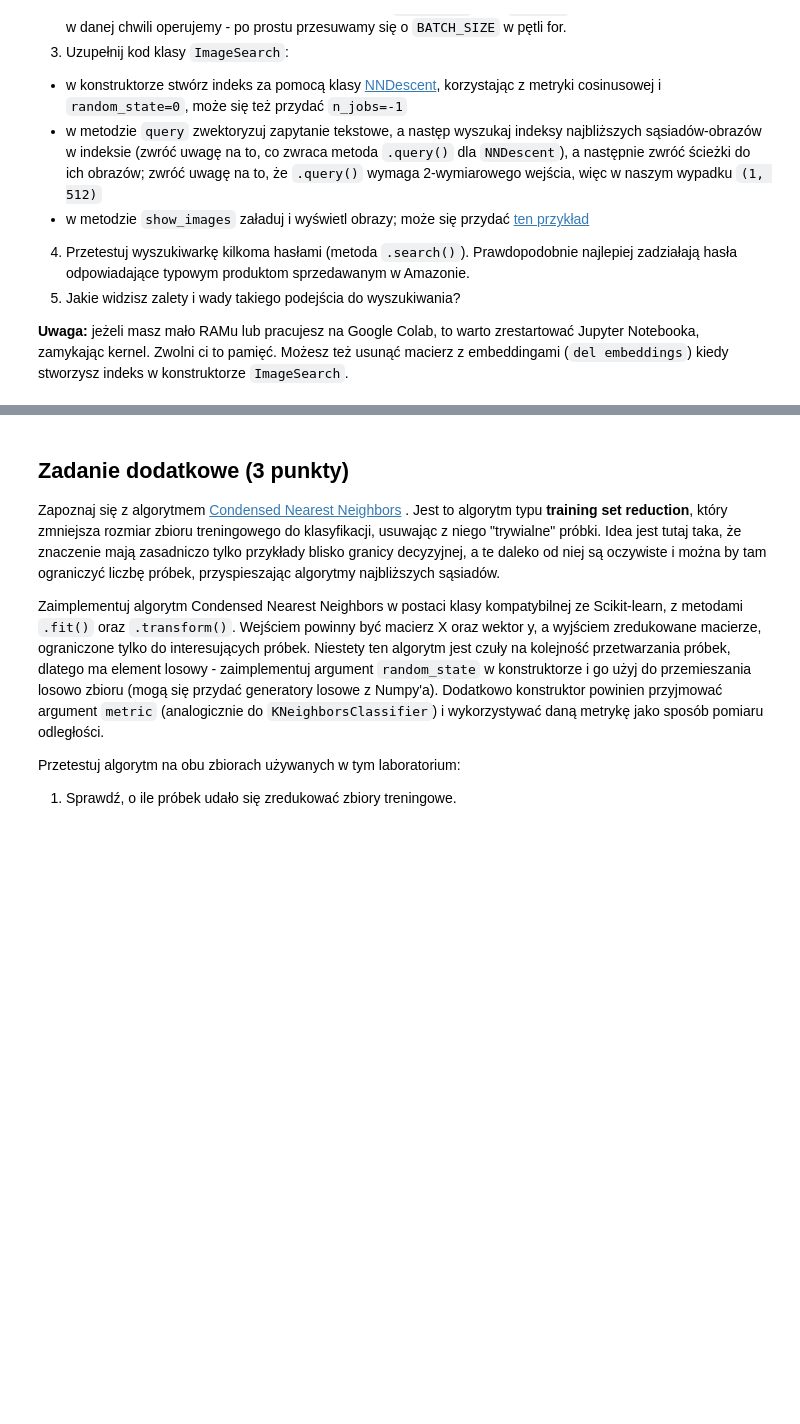
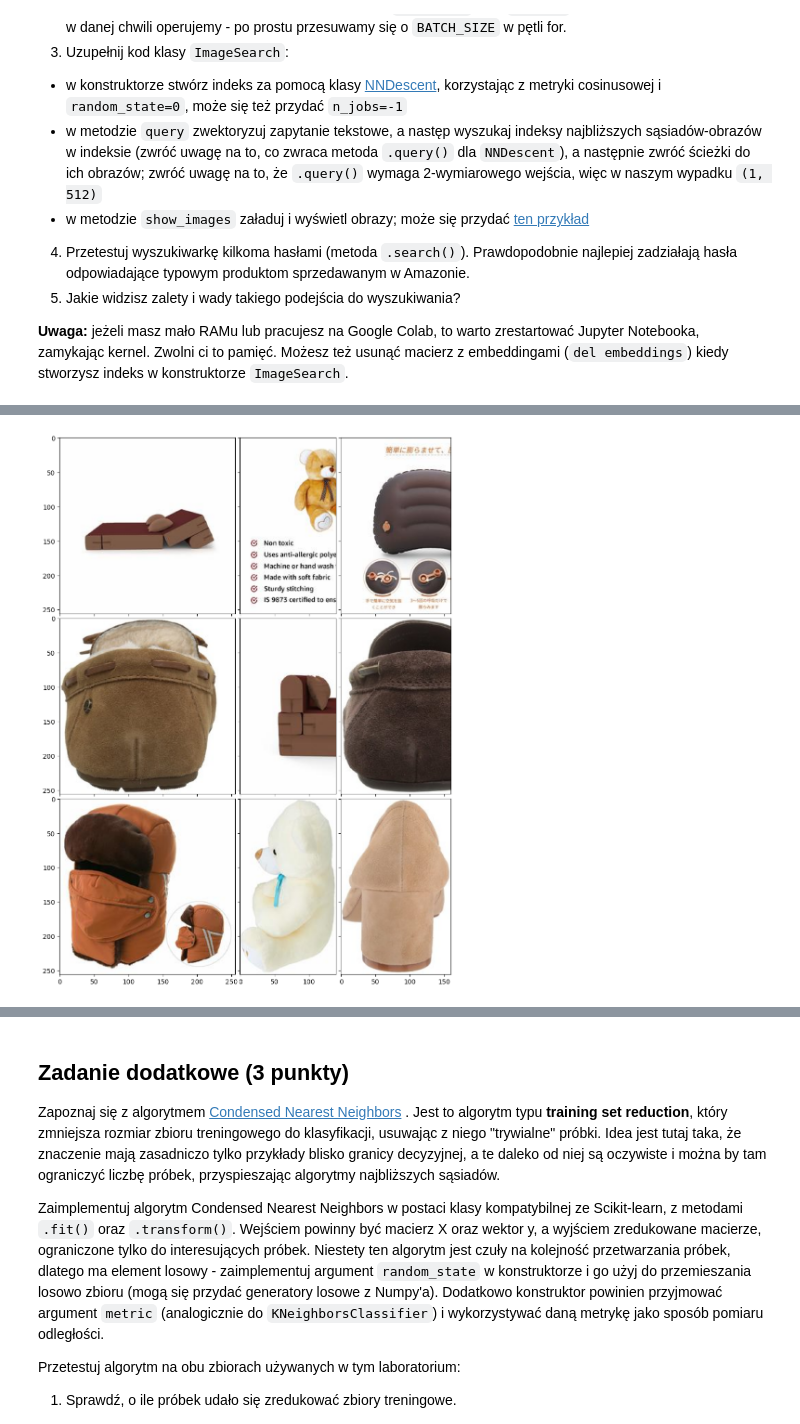
Before and after one commit to Jeremylaby/podstawy-uczenia-maszynowego-24-25, a Jupyter notebook: lab2/notebook.ipynb, the cells around one changed output, grey strips where cells are left out. Saved outputs shown, nothing was run; the diff lists cells and outputs as text; code cells hidden in the pictures; blank space fills up the shorter version.

```diff
--- a/lab2/notebook.ipynb
+++ b/lab2/notebook.ipynb
@@ -857,0 +893,4 @@ image_search.search("blue pillow")
+# %%
+image_search.search("brown toy bear")
+# %% [output]
+[figure, added]
```
Also changed, not shown: parts of 10 cells of this notebook.
